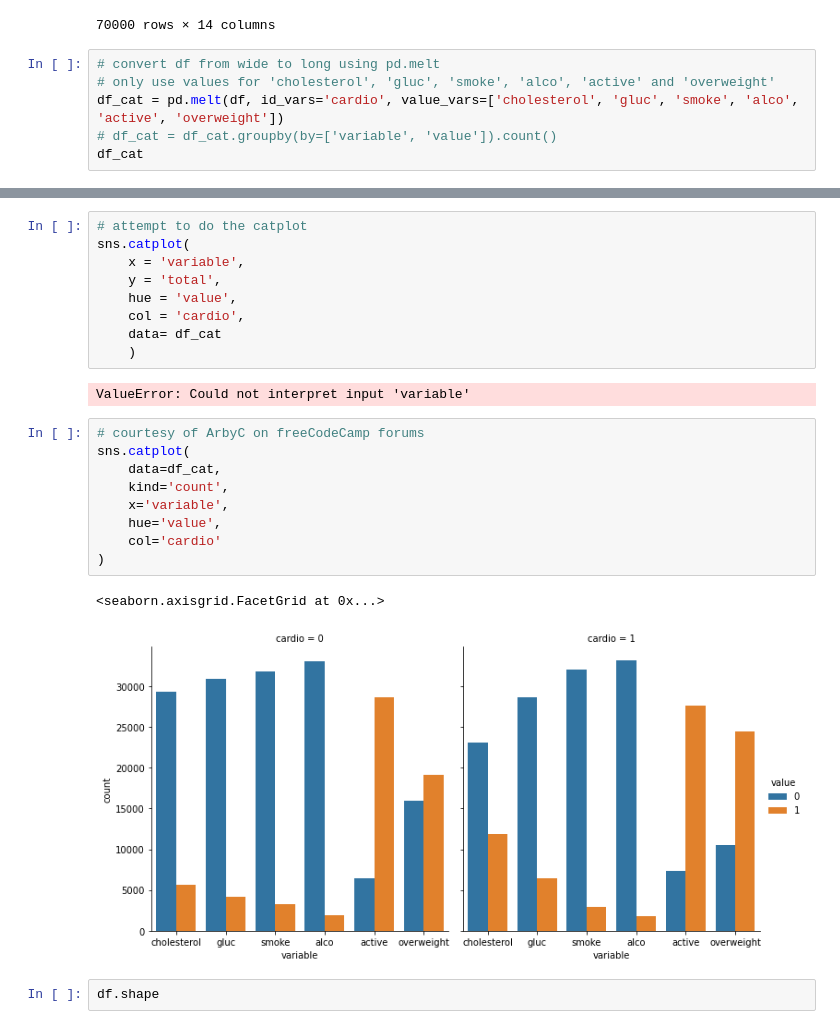
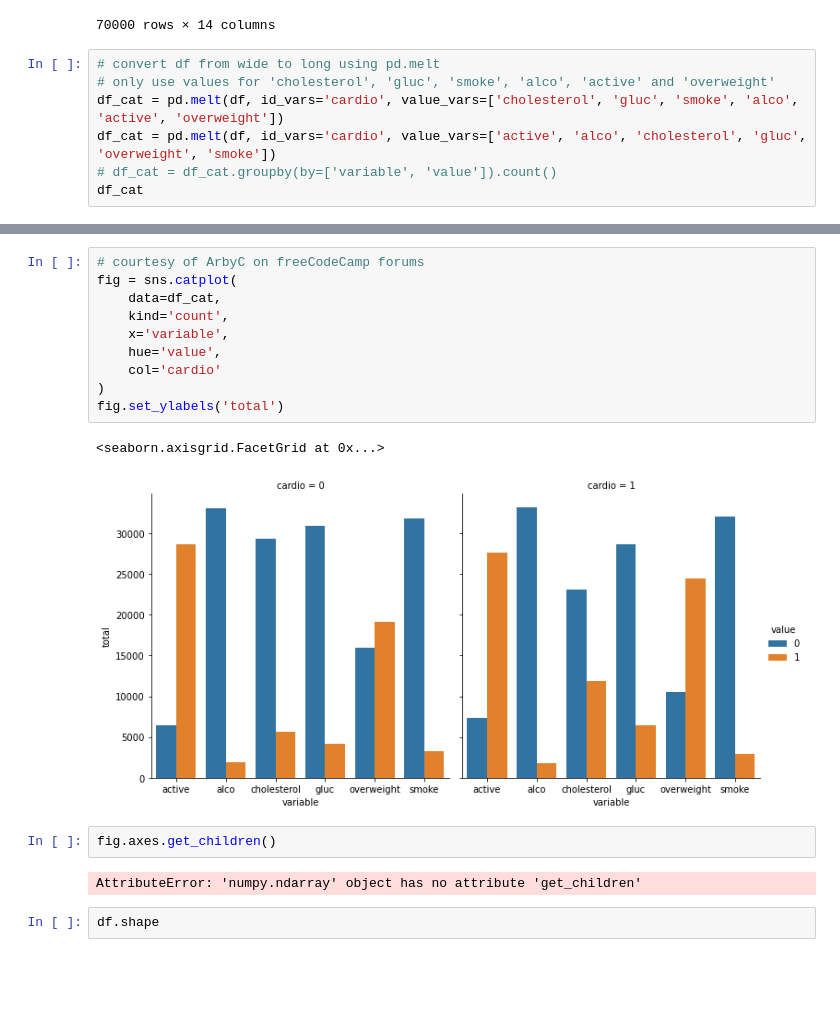
Before and after one commit to jmacdonald2010/medical-data-visualizer-FFCDAP, a Jupyter notebook: sketches.ipynb, the cells around one changed output, grey strips where cells are left out. Cells and saved outputs as stored; diff of their text form; blank space fills up the shorter version.

```diff
--- a/sketches.ipynb
+++ b/sketches.ipynb
@@ -74,6 +74,7 @@ df
 # convert df from wide to long using pd.melt
 # only use values for 'cholesterol', 'gluc', 'smoke', 'alco', 'active' and 'overweight'
 df_cat = pd.melt(df, id_vars='cardio', value_vars=['cholesterol', 'gluc', 'smoke', 'alco', 'active', 'overweight'])
+df_cat = pd.melt(df, id_vars='cardio', value_vars=['active', 'alco', 'cholesterol', 'gluc', 'overweight', 'smoke'])
 # df_cat = df_cat.groupby(by=['variable', 'value']).count()
 df_cat
 # %% [output]
@@ -110,26 +94,20 @@ df_cat.groupby(by=['cardio', 'variable']).count()
-# %%
-# attempt to do the catplot
-sns.catplot(
-    x = 'variable',
-    y = 'total',
-    hue = 'value',
-    col = 'cardio',
-    data= df_cat
-    )
-# %% [output]
-ValueError: Could not interpret input 'variable'
 # %%
 # courtesy of ArbyC on freeCodeCamp forums
-sns.catplot(
+fig = sns.catplot(
     data=df_cat,
     kind='count',
     x='variable',
     hue='value',
     col='cardio'
 )
+fig.set_ylabels('total')
 # %% [output]
 <seaborn.axisgrid.FacetGrid at 0x...>
-[figure, old version]
+[figure, new version]
+# %%
+fig.axes.get_children()
+# %% [output]
+AttributeError: 'numpy.ndarray' object has no attribute 'get_children'
 # %%
 df.shape
 # %% [output]
```
Also changed, not shown: parts of 2 cells of this notebook, 2 other files.
